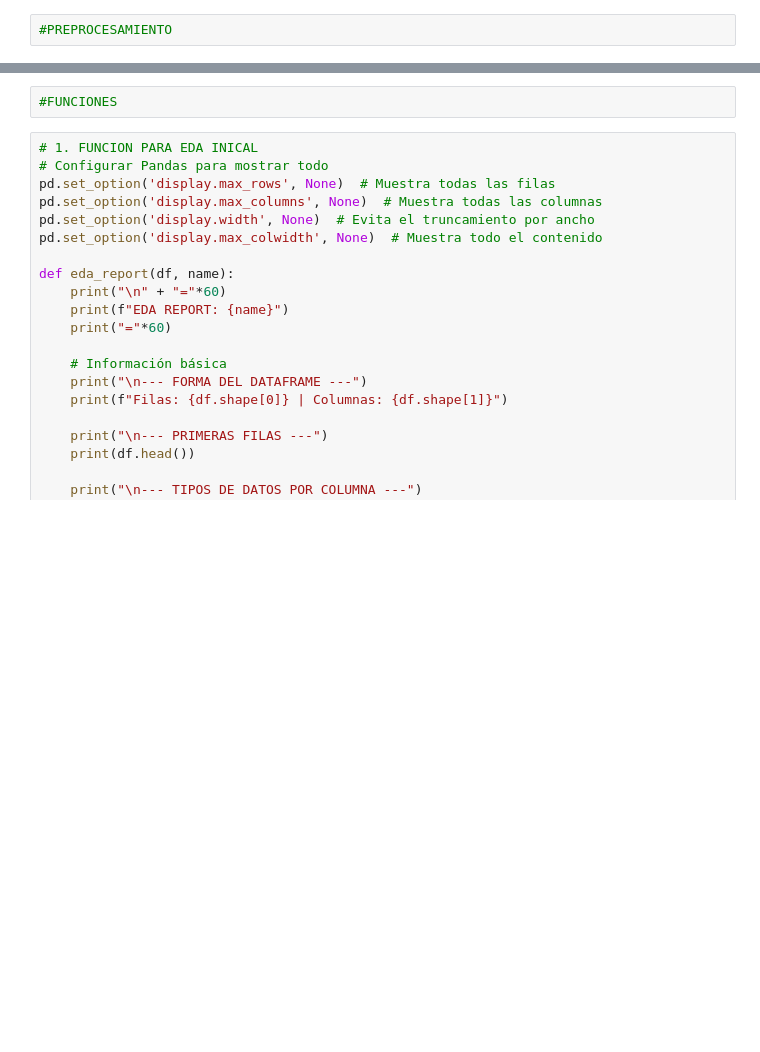
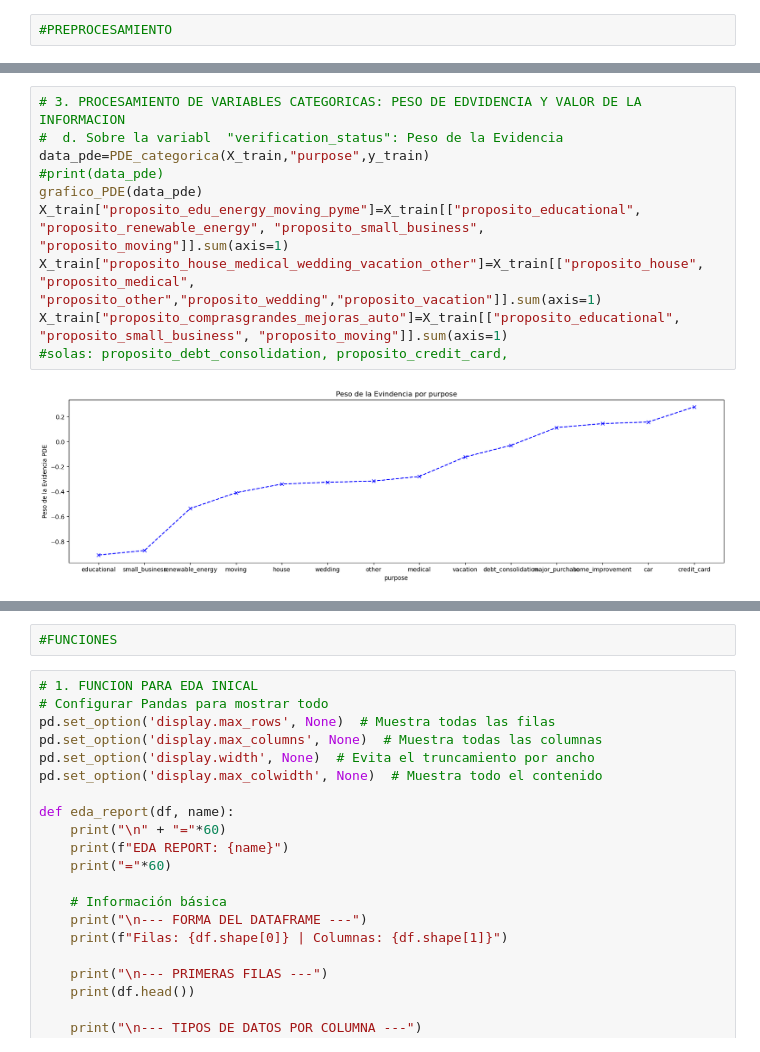
Before and after one commit to amaliagra10/Riesgo_crediticio, a Jupyter notebook: Untitled.ipynb, the cells around one changed output, grey strips where cells are left out. Cells and saved outputs as stored; diff of their text form; blank space fills up the shorter version.

```diff
--- a/Untitled.ipynb
+++ b/Untitled.ipynb
@@ -70,0 +242,12 @@ int32
+# %%
+# 3. PROCESAMIENTO DE VARIABLES CATEGORICAS: PESO DE EDVIDENCIA Y VALOR DE LA INFORMACION
+#  d. Sobre la variabl  "verification_status": Peso de la Evidencia
+data_pde=PDE_categorica(X_train,"purpose",y_train)
+#print(data_pde)
+grafico_PDE(data_pde)
+X_train["proposito_edu_energy_moving_pyme"]=X_train[["proposito_educational", "proposito_renewable_energy", "proposito_small_business", "proposito_moving"]].sum(axis=1)
+X_train["proposito_house_medical_wedding_vacation_other"]=X_train[["proposito_house", "proposito_medical", "proposito_other","proposito_wedding","proposito_vacation"]].sum(axis=1)
+X_train["proposito_comprasgrandes_mejoras_auto"]=X_train[["proposito_educational", "proposito_small_business", "proposito_moving"]].sum(axis=1)
+#solas: proposito_debt_consolidation, proposito_credit_card,
+# %% [output]
+[figure, added]
```
Also changed, not shown: parts of 21 cells of this notebook.
